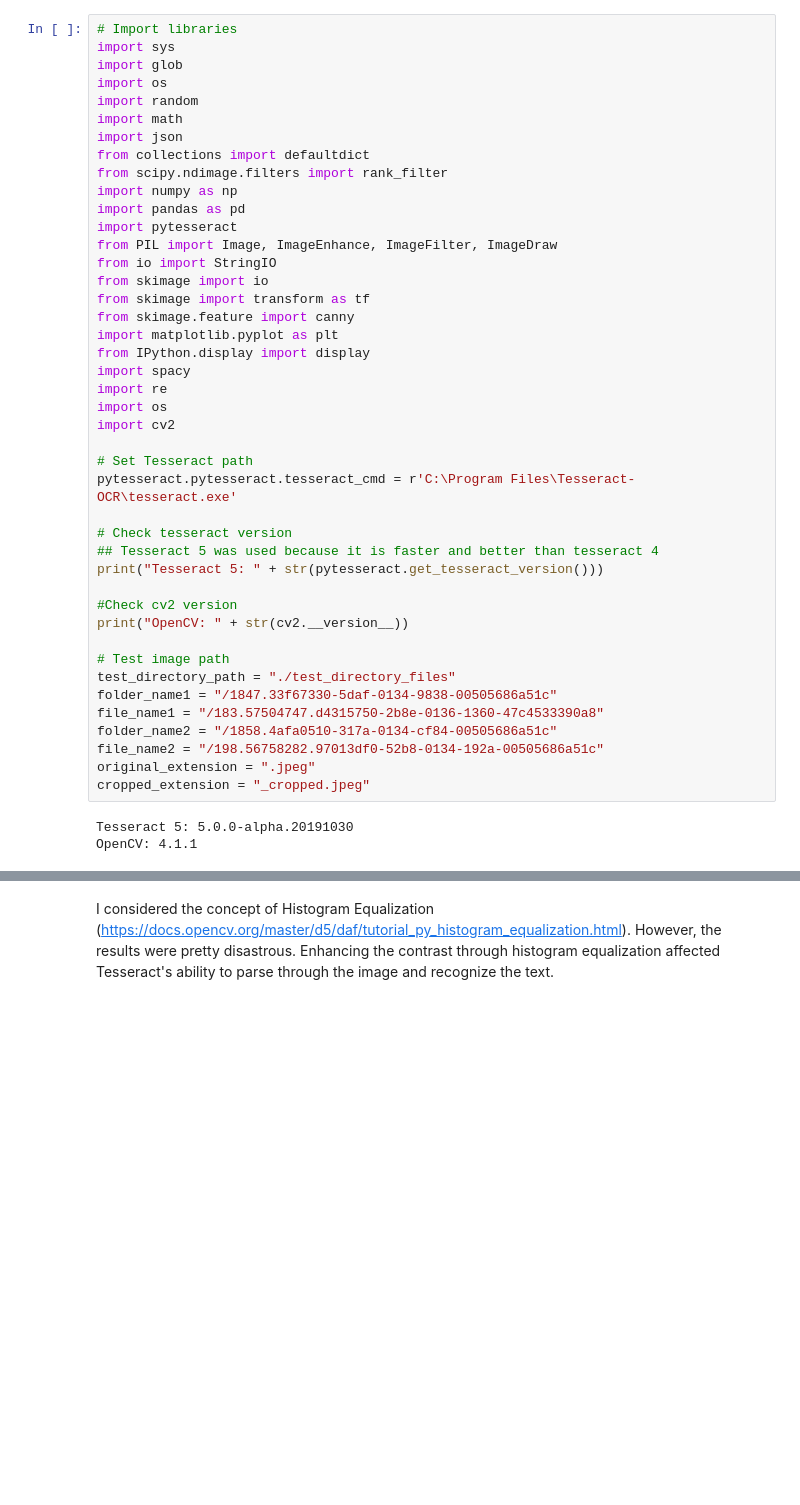
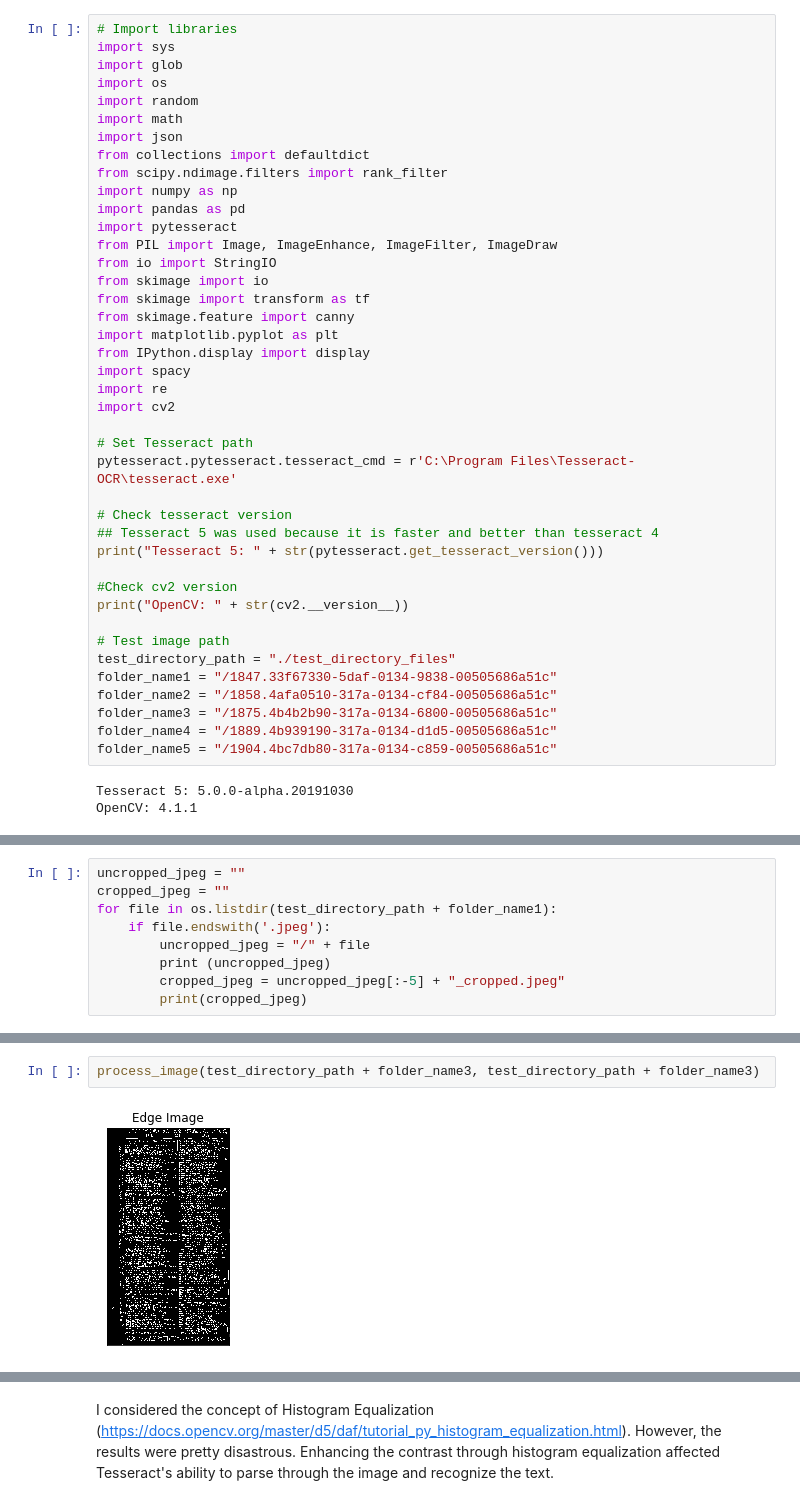
Before and after one commit to westerleyy/NYU-CityDirectories-Project, a Jupyter notebook: WorkflowTrial01.ipynb, the cells around one changed output, grey strips where cells are left out. Saved outputs shown, nothing was run; the diff lists cells and outputs as text; blank space fills up the shorter version.

Commit message:
Automated file retrieval from directory and started work on .py file for command line operations

```diff
--- a/WorkflowTrial01.ipynb
+++ b/WorkflowTrial01.ipynb
@@ -24,7 +24,6 @@ import matplotlib.pyplot as plt
 from IPython.display import display
 import spacy
 import re
-import os
 import cv2
 
 # Set Tesseract path
@@ -40,11 +39,10 @@ print("OpenCV: " + str(cv2.__version__))
 # Test image path
 test_directory_path = "./test_directory_files"
 folder_name1 = "/1847.33f67330-5daf-0134-9838-00505686a51c"
-file_name1 = "/183.57504747.d4315750-2b8e-0136-1360-47c4533390a8"
 folder_name2 = "/1858.4afa0510-317a-0134-cf84-00505686a51c"
-file_name2 = "/198.56758282.97013df0-52b8-0134-192a-00505686a51c"
-original_extension = ".jpeg"
-cropped_extension = "_cropped.jpeg"
+folder_name3 = "/1875.4b4b2b90-317a-0134-6800-00505686a51c"
+folder_name4 = "/1889.4b939190-317a-0134-d1d5-00505686a51c"
+folder_name5 = "/1904.4bc7db80-317a-0134-c859-00505686a51c"
 # %% [output]
 Tesseract 5: 5.0.0-alpha.20191030
 OpenCV: 4.1.1
@@ -50,0 +51,9 @@ OpenCV: 4.1.1
+# %%
+uncropped_jpeg = ""
+cropped_jpeg = ""
+for file in os.listdir(test_directory_path + folder_name1):
+    if file.endswith('.jpeg'):
+        uncropped_jpeg = "/" + file
+        print (uncropped_jpeg)
+        cropped_jpeg = uncropped_jpeg[:-5] + "_cropped.jpeg"
+        print(cropped_jpeg)
@@ -50,0 +412,4 @@ OpenCV: 4.1.1
+# %%
+process_image(test_directory_path + folder_name3, test_directory_path + folder_name3)
+# %% [output]
+[figure, added]
```
Also changed, not shown: parts of 14 cells of this notebook, 9 other files.
